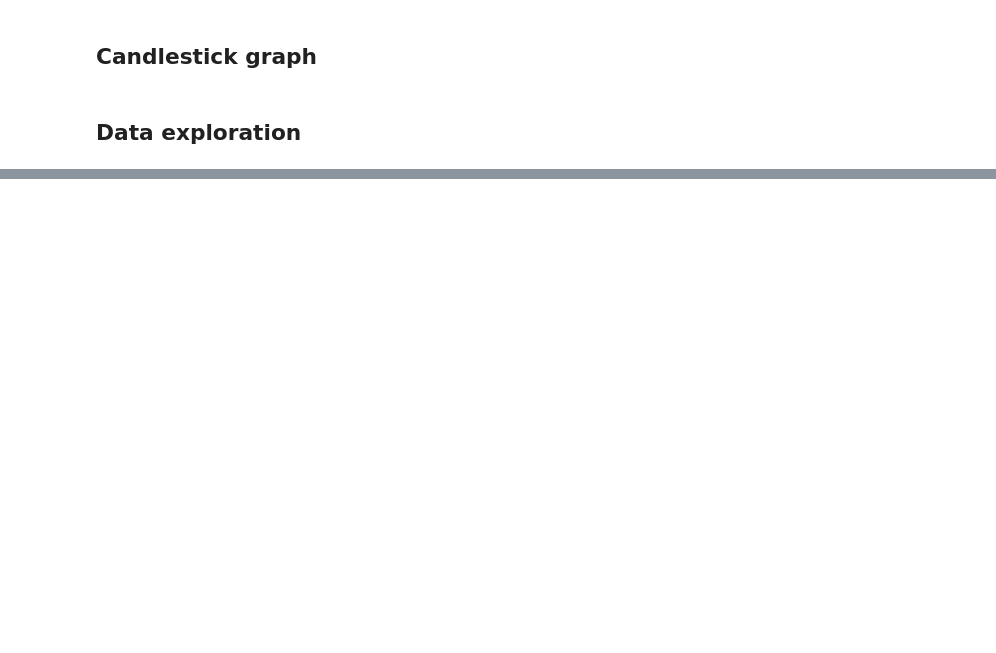
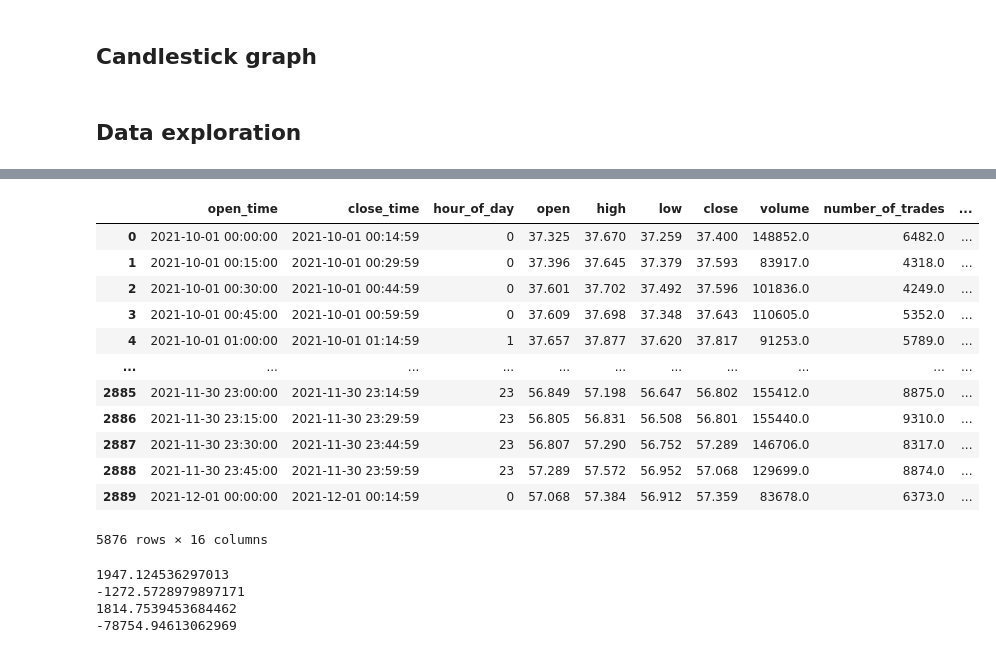
Before and after one commit to javivera/marketExploration, a Jupyter notebook: binanceApi.ipynb, the cells around one changed output, grey strips where cells are left out. Saved outputs shown, nothing was run; the diff lists cells and outputs as text; code cells hidden in the pictures; blank space fills up the shorter version.

```diff
--- a/binanceApi.ipynb
+++ b/binanceApi.ipynb
@@ -124,0 +196,18 @@ CURRENT_TIME
+# %%
+def dataPipeline(pair,interval,initial_date,end_date):
+    print("Retrieving data...")
+    df = dataExtender(pair,interval,initial_date, end_date)
+    print('Data retrieved succesfully...')
+    print('Starting cleaning...')
+    df = dataCleaning(df)
+    df.reset_index(drop=True ,inplace=True)
+    print('Ended cleaning...')
+    return df
+# %%
+lista_dfs_15m =[]
+for j in range(1,12):
+    print('15m')
+    initial_date = dateToEpoch("28/{}/21".format(j))
+    end_date = dateToEpoch("28/{}/21".format(j+1))
+    print(epochToDate(initial_date),epochToDate(end_date))
+    lista_dfs_15m.append(("Mes {}".format(j),dataPipeline('LUNAUSDT','15m',initial_date,end_date)))
@@ -124,0 +496,34 @@ CURRENT_TIME
+# %%
+result_15m = pd.concat(lista_dfs_15m[-2:13])
+result_1m = pd.concat(lista_dfs_1m[-2:13])
+# %%
+result_15m
+# %% [output]
+|  | open_time | close_time | hour_of_day | open | high | low | close | volume | number_of_trades | ... |
+| 0 | 2021-10-01 00:00:00 | 2021-10-01 00:14:59 | 0 | 37.325 | 37.670 | 37.259 | 37.400 | 148852.0 | 6482.0 | ... |
+| 1 | 2021-10-01 00:15:00 | 2021-10-01 00:29:59 | 0 | 37.396 | 37.645 | 37.379 | 37.593 | 83917.0 | 4318.0 | ... |
+| 2 | 2021-10-01 00:30:00 | 2021-10-01 00:44:59 | 0 | 37.601 | 37.702 | 37.492 | 37.596 | 101836.0 | 4249.0 | ... |
+| 3 | 2021-10-01 00:45:00 | 2021-10-01 00:59:59 | 0 | 37.609 | 37.698 | 37.348 | 37.643 | 110605.0 | 5352.0 | ... |
+| 4 | 2021-10-01 01:00:00 | 2021-10-01 01:14:59 | 1 | 37.657 | 37.877 | 37.620 | 37.817 | 91253.0 | 5789.0 | ... |
+| ... | ... | ... | ... | ... | ... | ... | ... | ... | ... | ... |
+| 2885 | 2021-11-30 23:00:00 | 2021-11-30 23:14:59 | 23 | 56.849 | 57.198 | 56.647 | 56.802 | 155412.0 | 8875.0 | ... |
+| 2886 | 2021-11-30 23:15:00 | 2021-11-30 23:29:59 | 23 | 56.805 | 56.831 | 56.508 | 56.801 | 155440.0 | 9310.0 | ... |
+| 2887 | 2021-11-30 23:30:00 | 2021-11-30 23:44:59 | 23 | 56.807 | 57.290 | 56.752 | 57.289 | 146706.0 | 8317.0 | ... |
+| 2888 | 2021-11-30 23:45:00 | 2021-11-30 23:59:59 | 23 | 57.289 | 57.572 | 56.952 | 57.068 | 129699.0 | 8874.0 | ... |
+| 2889 | 2021-12-01 00:00:00 | 2021-12-01 00:14:59 | 0 | 57.068 | 57.384 | 56.912 | 57.359 | 83678.0 | 6373.0 | ... |
+5876 rows × 16 columns
+# %%
+data_list_1 = strat1Earnings_alt(result_15m,'rrr',1000)
+data_list_2 = strat1Earnings_alt(result_1m,'rrr',1000)
+data_list_3 = strat2Earnings_alt(result_15m,'rrr',1000)
+data_list_4 = strat2Earnings_alt(result_1m,'rrr',1000)
+
+print(data_list_1)
+print(data_list_2)
+print(data_list_3)
+print(data_list_4)
+# %% [output]
+1947.124536297013
+-1272.5728979897171
+1814.7539453684462
+-78754.94613062969
```
Also changed, not shown: parts of 27 cells of this notebook, 1 other file.
